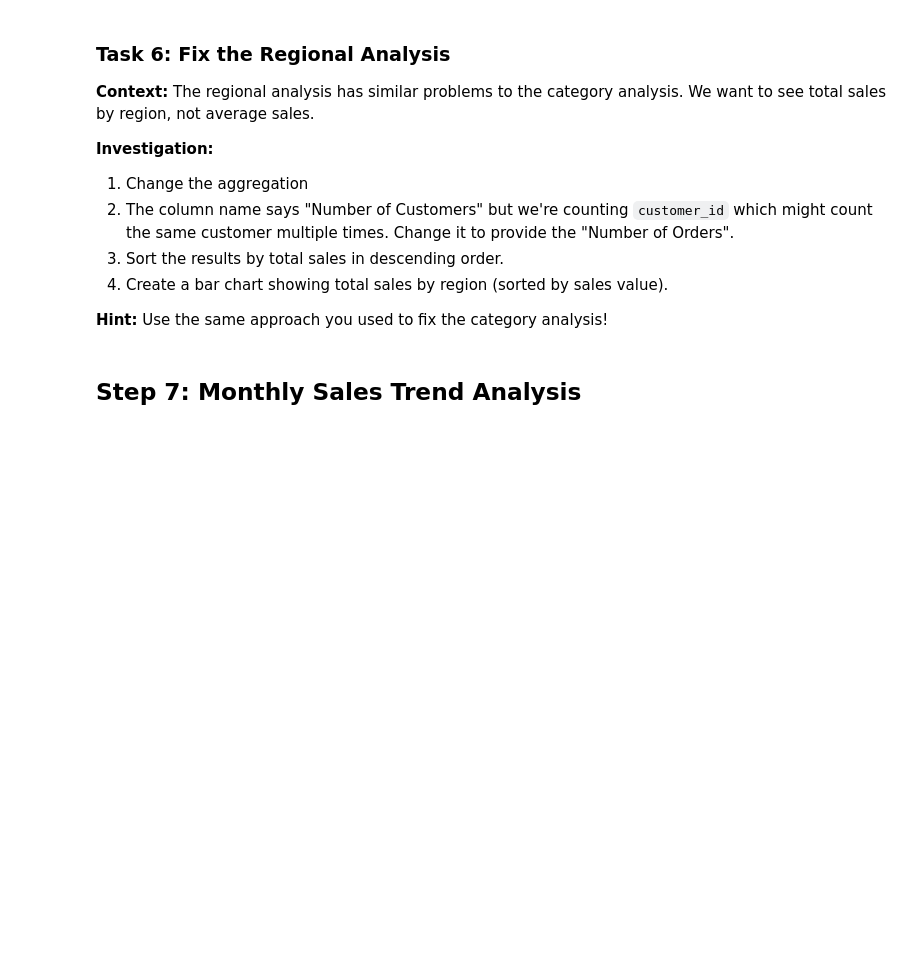
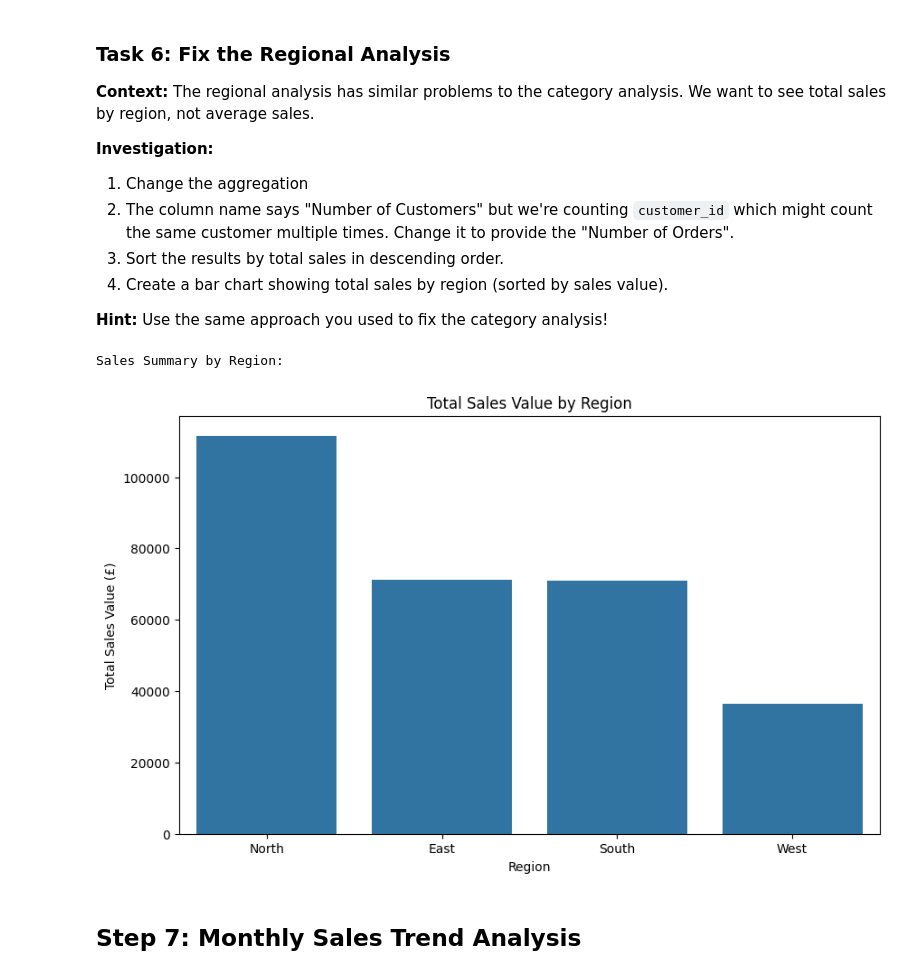
Before and after one commit to JEHOIADAJOSEPH/data-analysis-with-python, a Jupyter notebook: Week_10/Workshop_Week_10_Flawed_Data_Analysis.ipynb, the cells around one changed output. Drawn from its saved outputs; the diff is of its cells as text; code cells hidden in the pictures; blank space fills up the shorter version.

```diff
--- a/Week_10/Workshop_Week_10_Flawed_Data_Analysis.ipynb
+++ b/Week_10/Workshop_Week_10_Flawed_Data_Analysis.ipynb
@@ -342,3 +347,26 @@ region_summary
+# %%
+# Your code here to fix the regional analysis
+
+# change aggregation to sum for total sales
+region_summary = merged_data.groupby("region").agg({
+    "total_price": "sum",
+    "customer_id": "count"
+}).reset_index()
+
+# change column names and sort by total sales
+region_summary.columns = ["Region", "Total Sales Value", "Number of Orders"]
+region_summary.sort_values(by='Total Sales Value', ascending=False, inplace=True)
+
+# create the bar chart
+plt.figure(figsize=(10, 6))
+sns.barplot(data=region_summary, x="Region", y="Total Sales Value")
+plt.title("Total Sales Value by Region")
+plt.xlabel("Region")
+plt.ylabel("Total Sales Value (£)")
+plt.show()
+# %% [output]
+Sales Summary by Region:
+[figure, added]
 # %% [markdown]
 ## Step 7: Monthly Sales Trend Analysis
 # %% [markdown]
```
Also changed, not shown: parts of 2 cells of this notebook.
